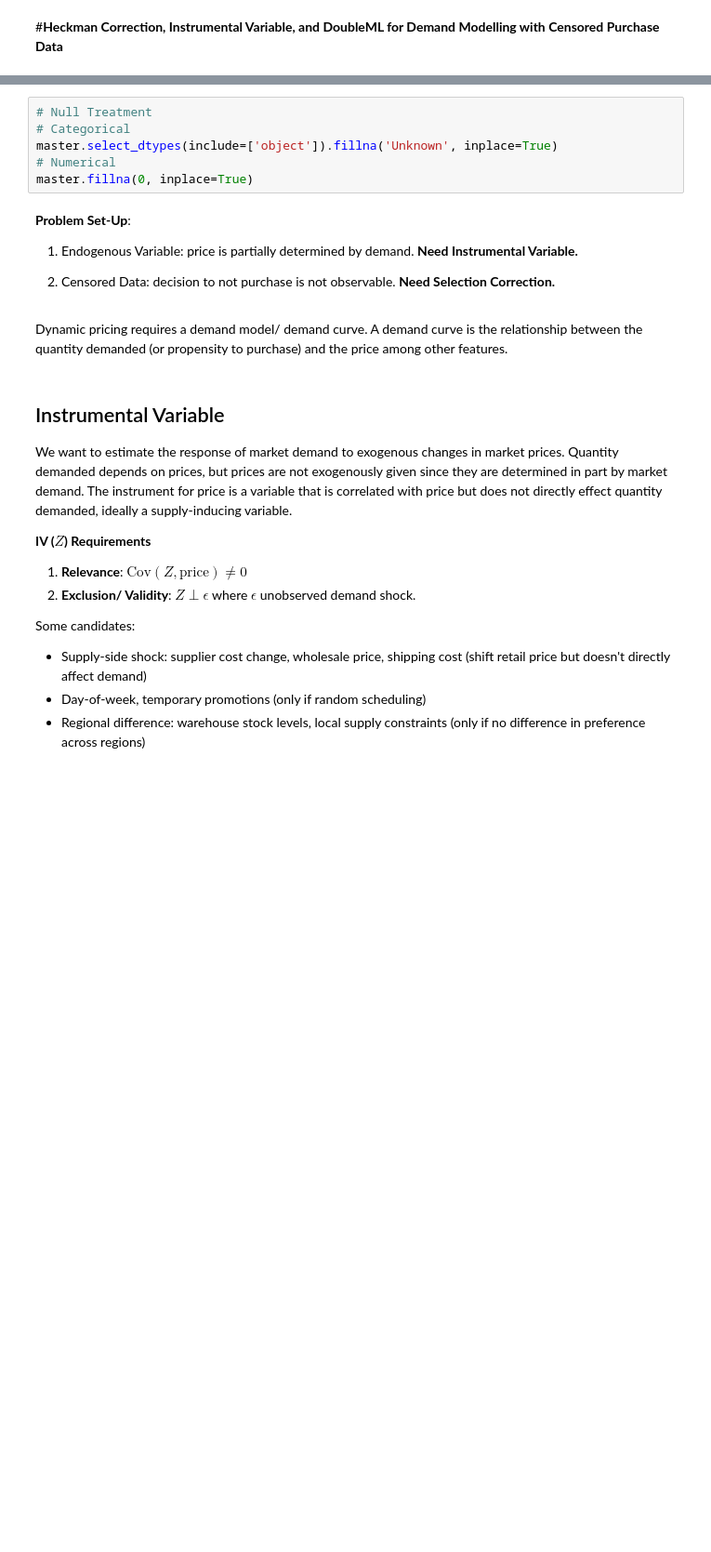
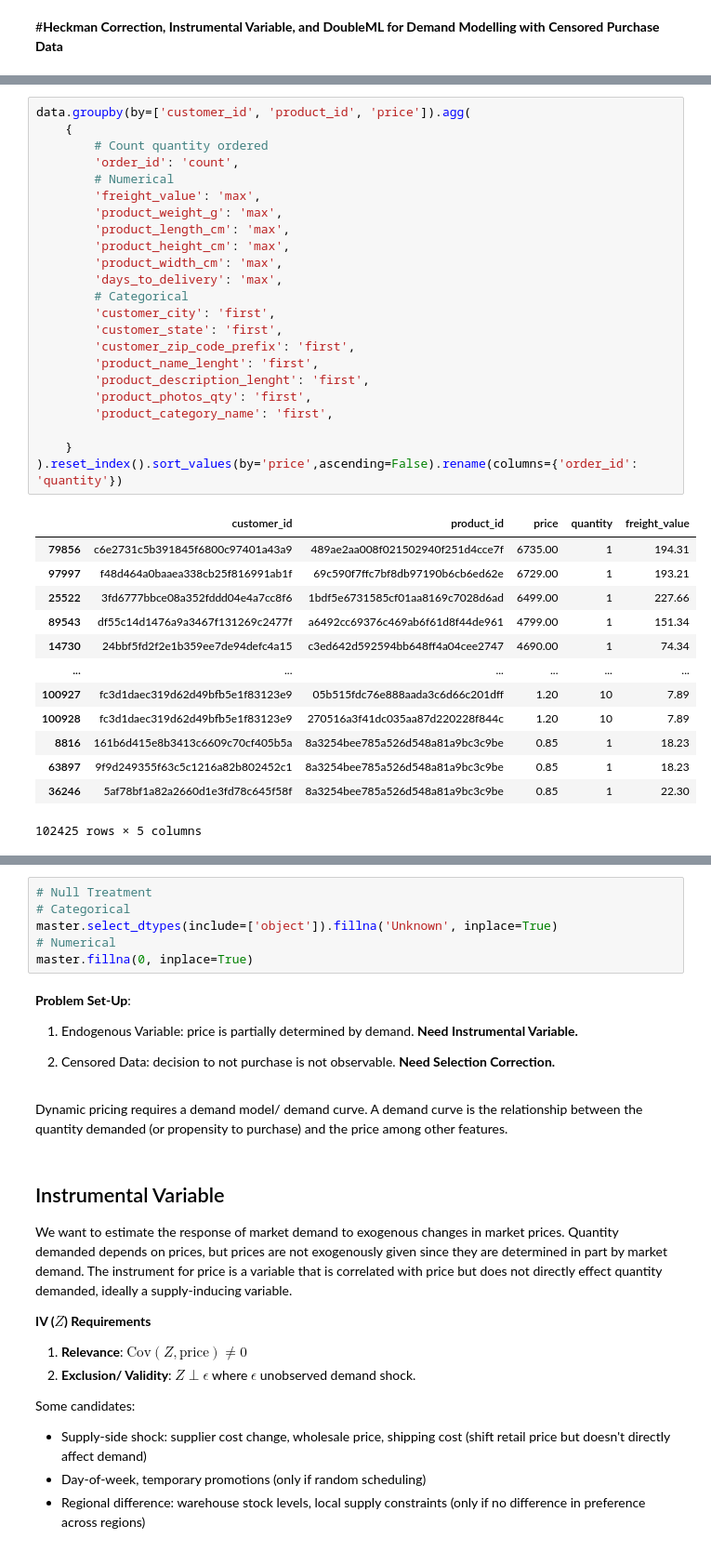
Before and after one commit to jacquelinedoan/pricing_causal, a Jupyter notebook: pricing_causal.ipynb, the cells around one changed output, grey strips where cells are left out. Shown at 93% size. Drawn from its saved outputs; the diff is of its cells as text; blank space fills up the shorter version.

```diff
--- a/pricing_causal.ipynb
+++ b/pricing_causal.ipynb
@@ -65,0 +129,37 @@ dtype: int64
+# %%
+data.groupby(by=['customer_id', 'product_id', 'price']).agg(
+    {
+        # Count quantity ordered
+        'order_id': 'count',
+        # Numerical
+        'freight_value': 'max',
+        'product_weight_g': 'max',
+        'product_length_cm': 'max',
+        'product_height_cm': 'max',
+        'product_width_cm': 'max',
+        'days_to_delivery': 'max',
+        # Categorical
+        'customer_city': 'first',
+        'customer_state': 'first',
+        'customer_zip_code_prefix': 'first',
+        'product_name_lenght': 'first',
+        'product_description_lenght': 'first',
+        'product_photos_qty': 'first',
+        'product_category_name': 'first',
+
+    }
+).reset_index().sort_values(by='price',ascending=False).rename(columns={'order_id': 'quantity'})
+# %% [output]
+|  | customer_id | product_id | price | quantity | freight_value |
+| 79856 | c6e2731c5b391845f6800c97401a43a9 | 489ae2aa008f021502940f251d4cce7f | 6735.00 | 1 | 194.31 |
+| 97997 | f48d464a0baaea338cb25f816991ab1f | 69c590f7ffc7bf8db97190b6cb6ed62e | 6729.00 | 1 | 193.21 |
+| 25522 | 3fd6777bbce08a352fddd04e4a7cc8f6 | 1bdf5e6731585cf01aa8169c7028d6ad | 6499.00 | 1 | 227.66 |
+| 89543 | df55c14d1476a9a3467f131269c2477f | a6492cc69376c469ab6f61d8f44de961 | 4799.00 | 1 | 151.34 |
+| 14730 | 24bbf5fd2f2e1b359ee7de94defc4a15 | c3ed642d592594bb648ff4a04cee2747 | 4690.00 | 1 | 74.34 |
+| ... | ... | ... | ... | ... | ... |
+| 100927 | fc3d1daec319d62d49bfb5e1f83123e9 | 05b515fdc76e888aada3c6d66c201dff | 1.20 | 10 | 7.89 |
+| 100928 | fc3d1daec319d62d49bfb5e1f83123e9 | 270516a3f41dc035aa87d220228f844c | 1.20 | 10 | 7.89 |
+| 8816 | 161b6d415e8b3413c6609c70cf405b5a | 8a3254bee785a526d548a81a9bc3c9be | 0.85 | 1 | 18.23 |
+| 63897 | 9f9d249355f63c5c1216a82b802452c1 | 8a3254bee785a526d548a81a9bc3c9be | 0.85 | 1 | 18.23 |
+| 36246 | 5af78bf1a82a2660d1e3fd78c645f58f | 8a3254bee785a526d548a81a9bc3c9be | 0.85 | 1 | 22.30 |
+102425 rows × 5 columns
```
Also changed, not shown: parts of 12 cells of this notebook.
